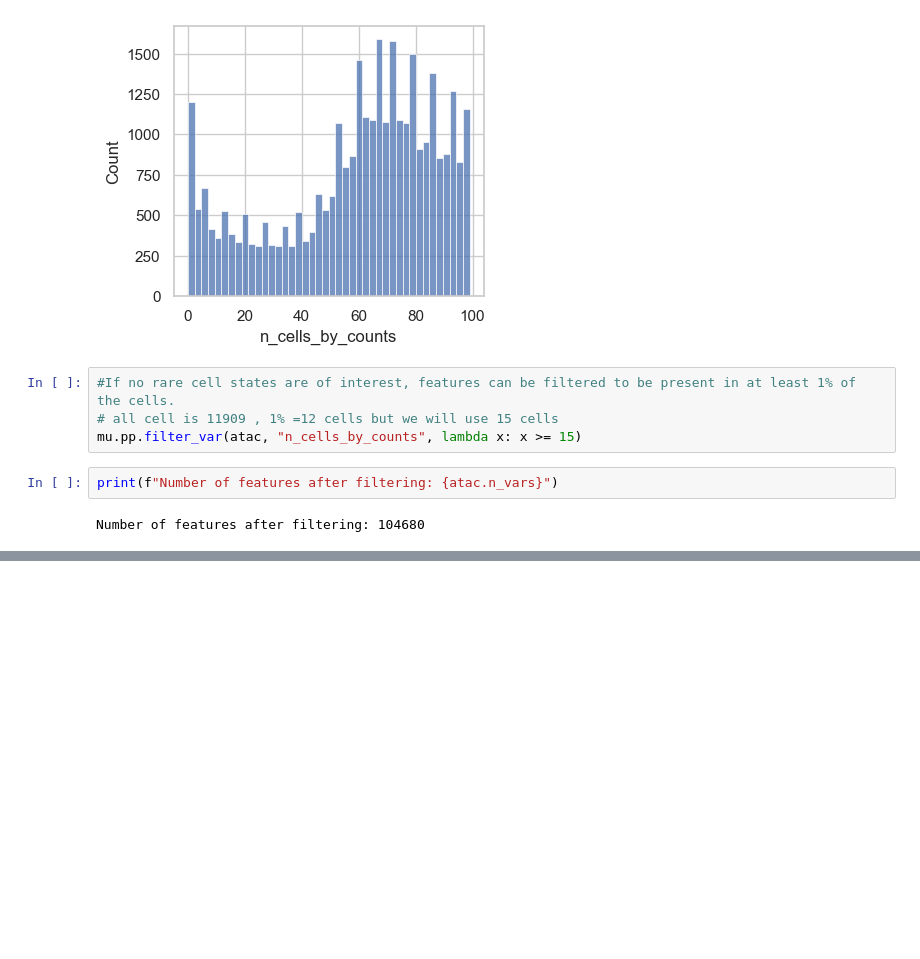
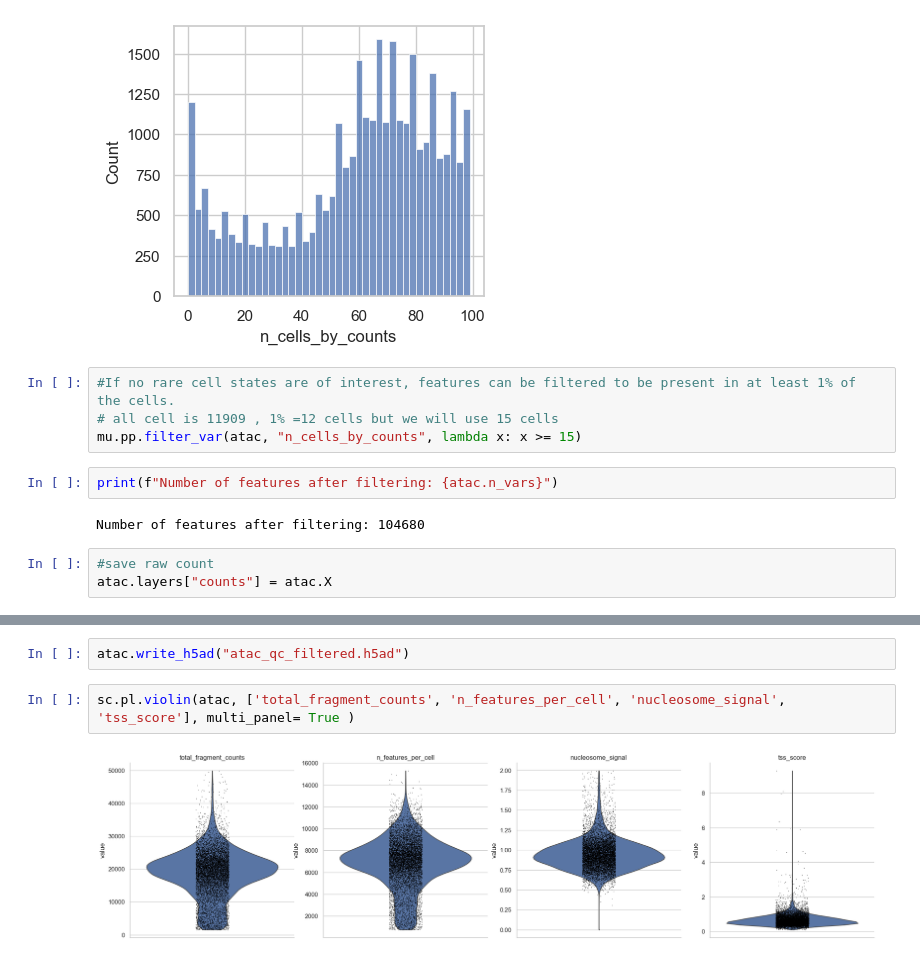
Before and after one commit to chira-ploy/singlecells-DataPlayground, a Jupyter notebook: PBMC10k/ATAC_processing.ipynb, the cells around one changed output, grey strips where cells are left out. Cells and saved outputs as stored; diff of their text form; blank space fills up the shorter version.

```diff
--- a/PBMC10k/ATAC_processing.ipynb
+++ b/PBMC10k/ATAC_processing.ipynb
@@ -611,3 +608,6 @@ mu.pp.filter_var(atac, "n_cells_by_counts", lambda x: x >= 15)
 print(f"Number of features after filtering: {atac.n_vars}")
 # %% [output]
 Number of features after filtering: 104680
+# %%
+#save raw count
+atac.layers["counts"] = atac.X
@@ -613,0 +622,6 @@ Number of features after filtering: 104680
+# %%
+atac.write_h5ad("atac_qc_filtered.h5ad")
+# %%
+sc.pl.violin(atac, ['total_fragment_counts', 'n_features_per_cell', 'nucleosome_signal', 'tss_score'], multi_panel= True )
+# %% [output]
+[figure, added]
```
Also changed, not shown: parts of 28 cells of this notebook.
